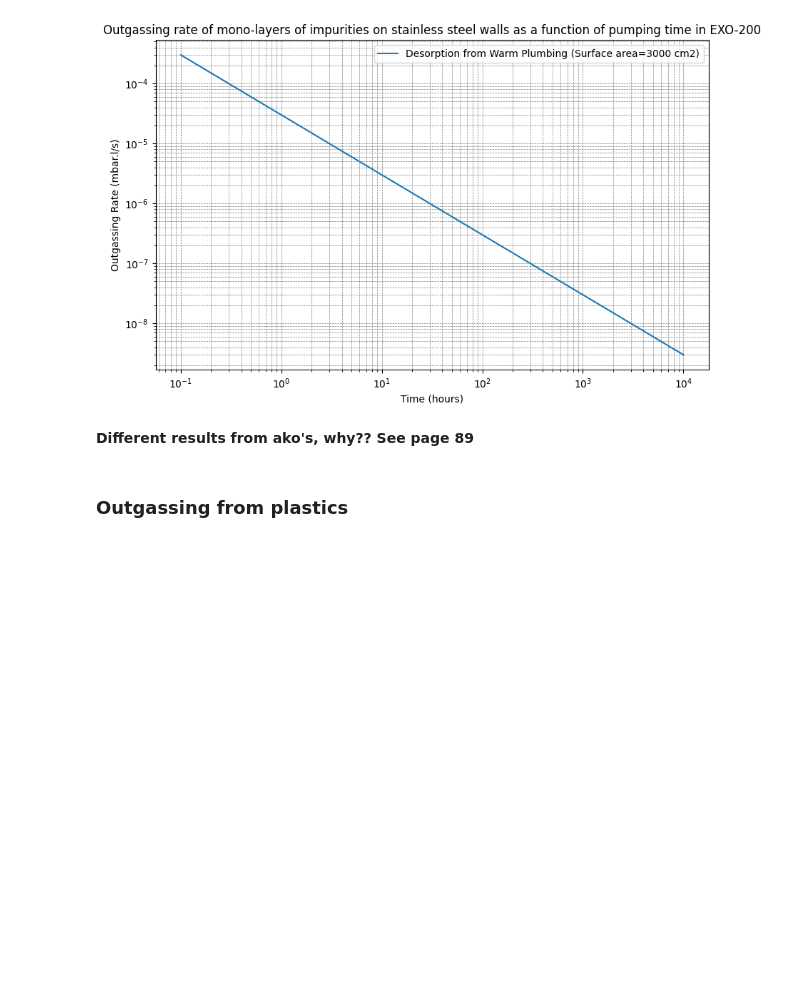
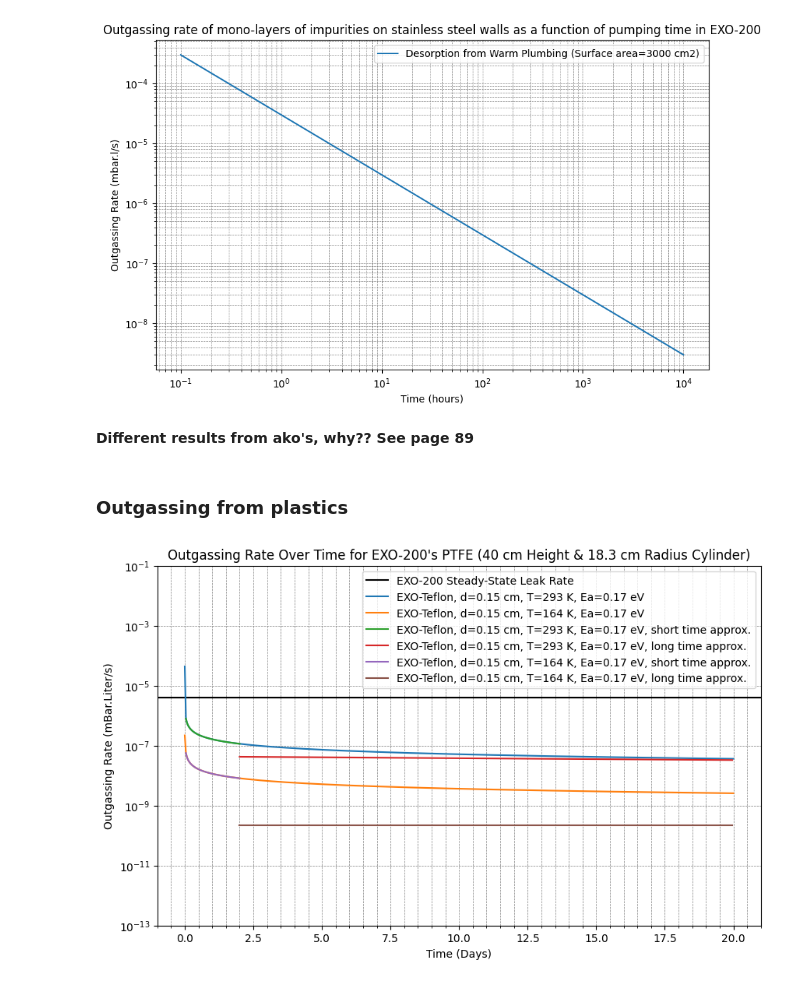
Before and after one commit to antoine-amy/Electronegative_impurities, a Jupyter notebook: Electronegative_impurities_studies.ipynb, the cells around one changed output. Saved outputs shown, nothing was run; the diff lists cells and outputs as text; code cells hidden in the pictures; blank space fills up the shorter version.

```diff
--- a/Electronegative_impurities_studies.ipynb
+++ b/Electronegative_impurities_studies.ipynb
@@ -246,5 +246,39 @@ surface_area = 2 * np.pi * RADIUS * HEIGHT  # Surface area of contact (cm^2)
 t_short = np.arange(0, (2 * 24 * 60 * 60) + 1, 60 * 60)  # seconds
 t_long = np.arange((2 * 24 * 60 * 60) + 1, (20 * 24 * 60 * 60) + 1, 60 * 60)  # seconds
 t = np.arange(0, (20 * 24 * 60 * 60) + 1, 60 * 60) # seconds
+# %%
+# Calculate outgassing rates using the optimized function
+outgassing_rate_recirculated = [enf.plastics_outgassing(C0, D0, EA, T_room, D, sec, surface_area) for sec in t]
+outgassing_rate_cold = [enf.plastics_outgassing(C0, D0, EA, T_LXe, D, sec, surface_area) for sec in t]
+
+outgassing_rate_recirculated_approx = [enf.plastics_outgassing_approximation(C0, D0, EA, T_room, sec, D, surface_area, 'short') for sec in t_short]
+outgassing_rate_recirculated_approxlong = [enf.plastics_outgassing_approximation(C0, D0, EA, T_room, sec, D, surface_area, 'long') for sec in t_long]
+
+outgassing_rate_cold_approx = [enf.plastics_outgassing_approximation(C0, D0, EA, T_LXe, sec, D, surface_area, 'short') for sec in t_short]
+outgassing_rate_cold_approxlong = [enf.plastics_outgassing_approximation(C0, D0, EA, T_LXe, sec, D, surface_area, 'long') for sec in t_long]
+
+# Plotting
+plt.figure(figsize=(10, 6))
+plt.axhline(y=4e-6, color='black', linestyle='-', label="EXO-200 Steady-State Leak Rate")  # Adds a horizontal line across the axis at y = 4*10^-6
+plt.plot(t / (24 * 60 * 60), outgassing_rate_recirculated, label=f'EXO-Teflon, d={D} cm, T={T_room} K, Ea={EA / 1.602176634e-19} eV')
+plt.plot(t / (24 * 60 * 60), outgassing_rate_cold, label=f'EXO-Teflon, d={D} cm, T={T_LXe} K, Ea={EA / 1.602176634e-19} eV')
+
+plt.plot(t_short / (24 * 60 * 60), outgassing_rate_recirculated_approx, label=f'EXO-Teflon, d={D} cm, T={T_room} K, Ea={EA / 1.602176634e-19} eV, short time approx.')
+plt.plot(t_long / (24 * 60 * 60), outgassing_rate_recirculated_approxlong, label=f'EXO-Teflon, d={D} cm, T={T_room} K, Ea={EA / 1.602176634e-19} eV, long time approx.')
+
+plt.plot(t_short / (24 * 60 * 60), outgassing_rate_cold_approx, label=f'EXO-Teflon, d={D} cm, T={T_LXe} K, Ea={EA / 1.602176634e-19} eV, short time approx.')
+plt.plot(t_long / (24 * 60 * 60), outgassing_rate_cold_approxlong, label=f'EXO-Teflon, d={D} cm, T={T_LXe} K, Ea={EA / 1.602176634e-19} eV, long time approx.')
+
+plt.title('Outgassing Rate Over Time for EXO-200\'s PTFE (40 cm Height & 18.3 cm Radius Cylinder)')
+plt.xlabel('Time (Days)')
+plt.ylabel('Outgassing Rate (mBar.Liter/s)')
+plt.yscale('log')
+plt.legend()
+plt.ylim(1e-13, 1e-1)
+plt.grid(which='both', linestyle='--', linewidth='0.5', color='gray')
+plt.minorticks_on()
+plt.show()
+# %% [output]
+[figure, added]
 # %%
 # Calculate outgassing rates using the optimized function
```
Also changed, not shown: parts of 2 cells of this notebook, 2 other files.
